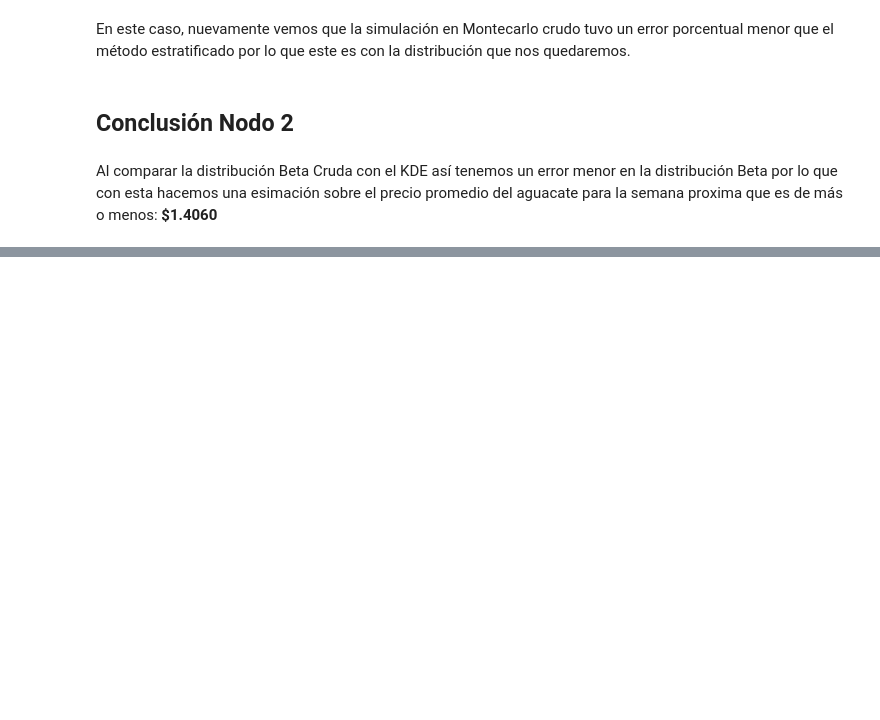
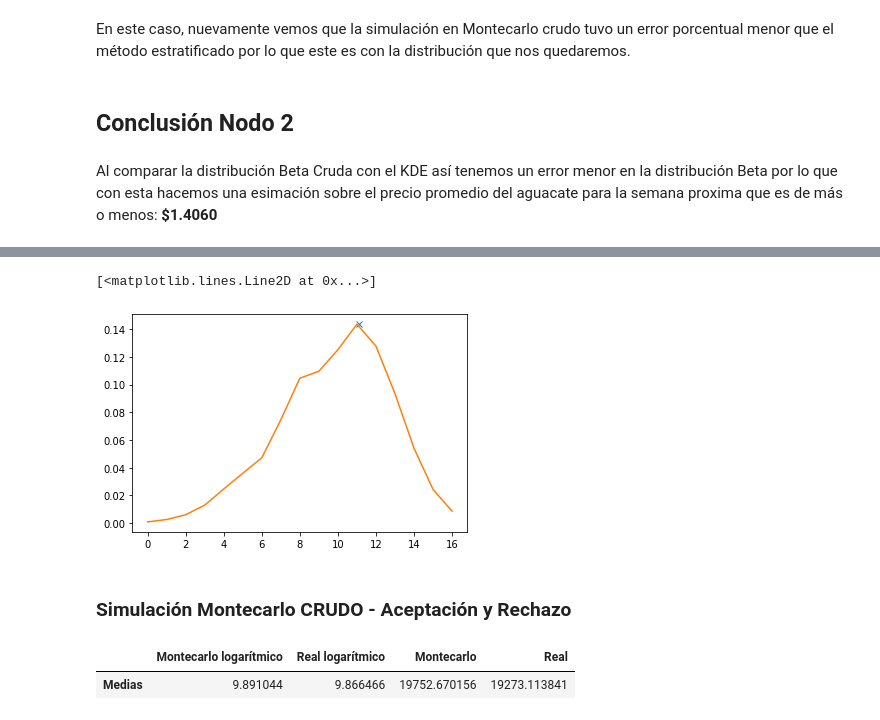
Before and after one commit to ACristinaVV/Proyecto_Avocado, a Jupyter notebook: Proyecto_Nodo1yNodo2_Final.ipynb, the cells around one changed output, grey strips where cells are left out. Cells and saved outputs as stored; diff of their text form; code cells hidden in the pictures; blank space fills up the shorter version.

Commit message:
Nodo 4 simulado

```diff
--- a/Proyecto_Nodo1yNodo2_Final.ipynb
+++ b/Proyecto_Nodo1yNodo2_Final.ipynb
@@ -762,0 +911,15 @@ Al comparar la distribución Beta Cruda con el KDE  así tenemos un error menor
+# %%
+f = tipo #Definimos Kernel como f
+x = np.arange(0,max(tipo_log),1) #Definimos el vector en el rango de las ventas
+
+max_tipo = f(optimize.fmin(lambda x:-f(x),0,disp=False)) #Calculamos el valor máximo de la función
+
+#Graficamos el punto máximo con el kernel
+plt.plot(11.1,max_tipo,'x',lw = 50)
+
+plt.plot(x,f(x))
+# %% [output]
+[<matplotlib.lines.Line2D at 0x...>]
+[figure, added]
+# %% [markdown]
+### Simulación Montecarlo CRUDO -  Aceptación y Rechazo
@@ -762,0 +940,12 @@ Al comparar la distribución Beta Cruda con el KDE  así tenemos un error menor
+# %%
+nodo4_medias= pd.DataFrame(index=['Medias'] , columns=['Montecarlo logarítmico', 'Real logarítmico',
+                                                     'Montecarlo', 'Real'])
+nodo4_medias['Montecarlo logarítmico'] = media_monte_tipo_l
+nodo4_medias['Real logarítmico'] = media_tipo_log
+nodo4_medias['Montecarlo'] =  media_monte_tipo_r
+nodo4_medias['Real'] = media_tipo_r
+
+nodo4_medias
+# %% [output]
+|  | Montecarlo logarítmico | Real logarítmico | Montecarlo | Real |
+| Medias | 9.891044 | 9.866466 | 19752.670156 | 19273.113841 |
```
Also changed, not shown: parts of 35 cells of this notebook.
